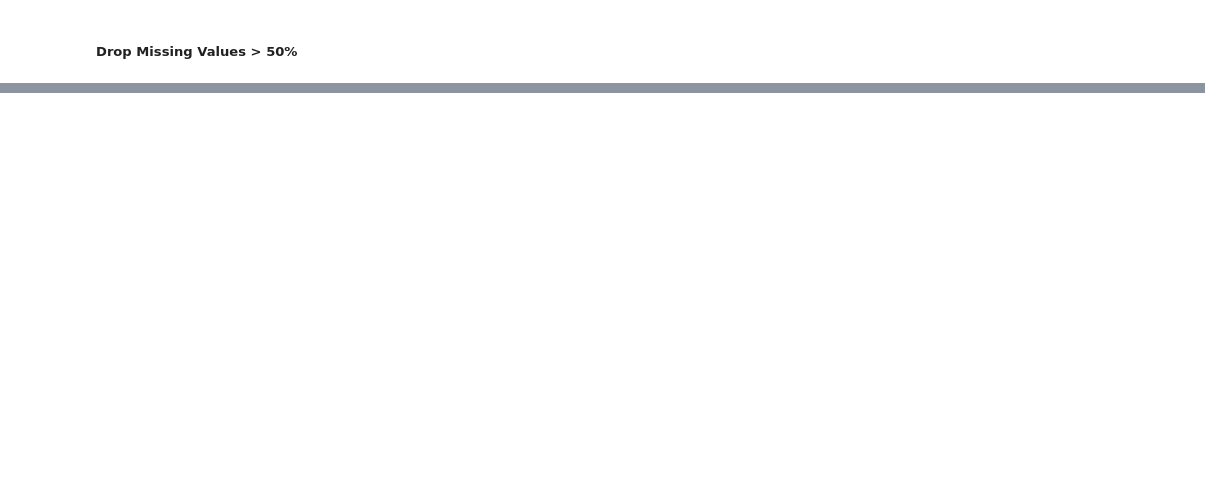
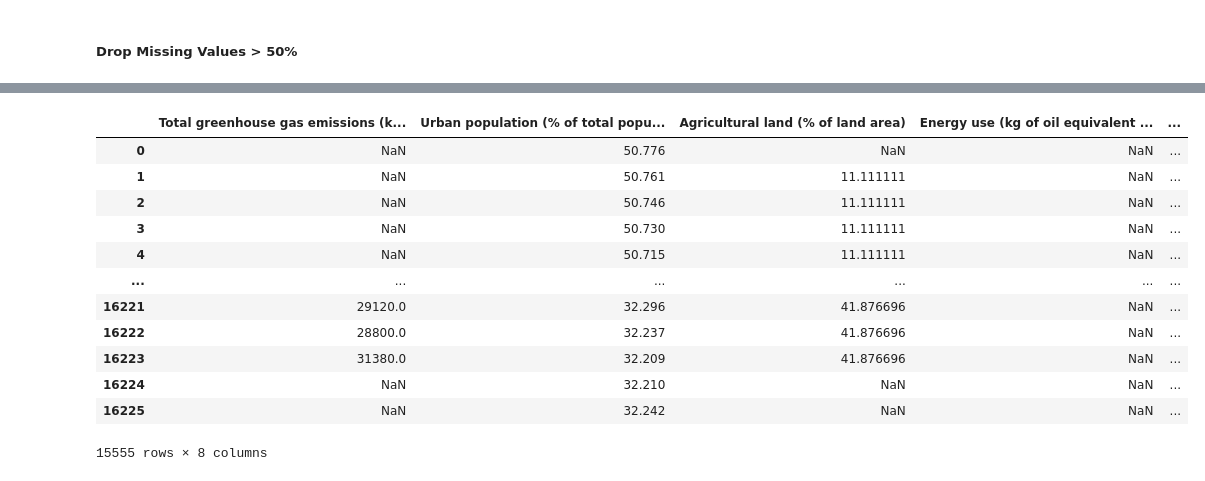
Before and after one commit to BingQuanChua/SASPICIOUS, a Jupyter notebook: eda_feature_selection.ipynb, the cells around one changed output, grey strips where cells are left out. Saved outputs shown, nothing was run; the diff lists cells and outputs as text; code cells hidden in the pictures; blank space fills up the shorter version.

```diff
--- a/eda_feature_selection.ipynb
+++ b/eda_feature_selection.ipynb
@@ -175,5 +327,19 @@ boruta_score.head(11)['Features'].values
 # %%
-cols_to_keep = np.delete(boruta_score.head(11)['Features'].values, [4,6])
+cols_to_keep = np.delete(boruta_score.head(11)['Features'].values, [0, 2, 7])
 #Remove Cols that should not be in final dataset
 df_final = df_original[cols_to_keep]
-df_final.head()
+df_final
+# %% [output]
+|  | Total greenhouse gas emissions (k... | Urban population (% of total popu... | Agricultural land (% of land area) | Energy use (kg of oil equivalent ... | ... |
+| 0 | NaN | 50.776 | NaN | NaN | ... |
+| 1 | NaN | 50.761 | 11.111111 | NaN | ... |
+| 2 | NaN | 50.746 | 11.111111 | NaN | ... |
+| 3 | NaN | 50.730 | 11.111111 | NaN | ... |
+| 4 | NaN | 50.715 | 11.111111 | NaN | ... |
+| ... | ... | ... | ... | ... | ... |
+| 16221 | 29120.0 | 32.296 | 41.876696 | NaN | ... |
+| 16222 | 28800.0 | 32.237 | 41.876696 | NaN | ... |
+| 16223 | 31380.0 | 32.209 | 41.876696 | NaN | ... |
+| 16224 | NaN | 32.210 | NaN | NaN | ... |
+| 16225 | NaN | 32.242 | NaN | NaN | ... |
+15555 rows × 8 columns
```
Also changed, not shown: parts of 13 cells of this notebook, 1 other file.
